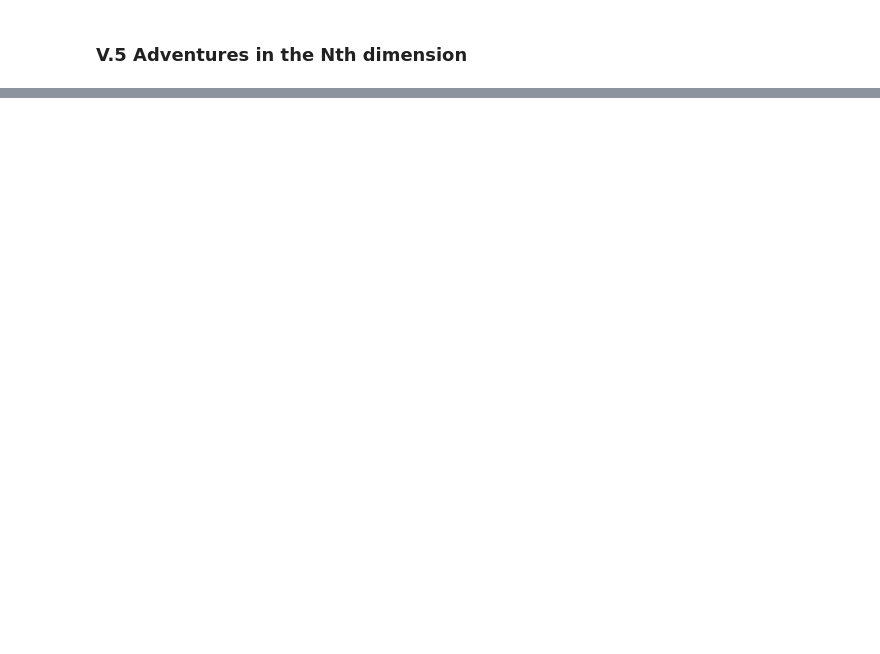
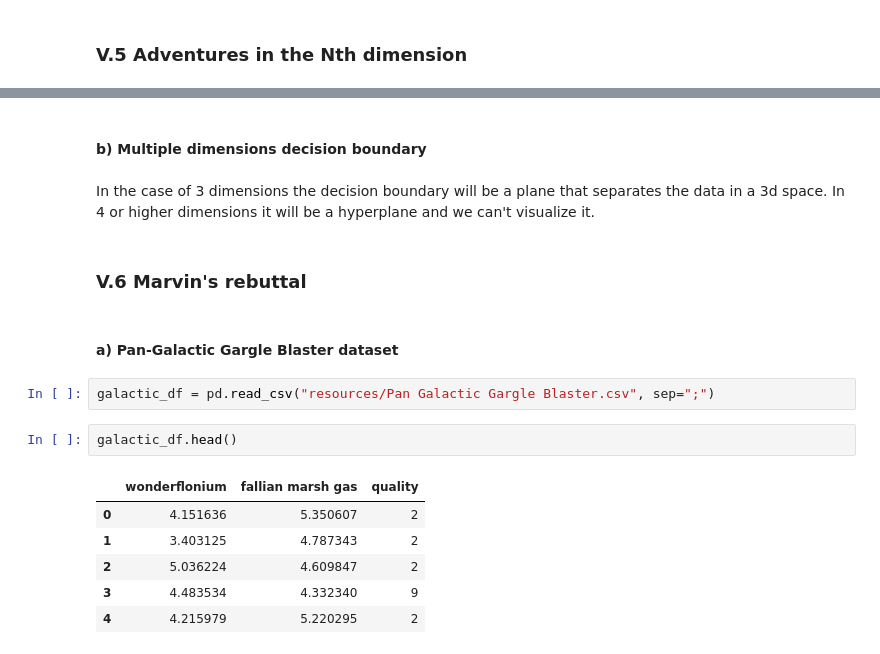
Before and after one commit to ThomasH88/ft_sommelier, a Jupyter notebook: ft_sommelier.ipynb, the cells around one changed output, grey strips where cells are left out. Drawn from its saved outputs; the diff is of its cells as text; blank space fills up the shorter version.

```diff
--- a/ft_sommelier.ipynb
+++ b/ft_sommelier.ipynb
@@ -554,0 +521,19 @@ class Adaline_2:
+# %% [markdown]
+#### b) Multiple dimensions decision boundary
+# %% [markdown]
+In the case of 3 dimensions the decision boundary will be a plane that separates the data in a 3d space. In 4 or higher dimensions it will be a hyperplane and we can't visualize it.
+# %% [markdown]
+### V.6 Marvin's rebuttal
+# %% [markdown]
+#### a) Pan-Galactic Gargle Blaster dataset
+# %%
+galactic_df = pd.read_csv("resources/Pan Galactic Gargle Blaster.csv", sep=";")
+# %%
+galactic_df.head()
+# %% [output]
+|  | wonderflonium | fallian marsh gas | quality |
+| 0 | 4.151636 | 5.350607 | 2 |
+| 1 | 3.403125 | 4.787343 | 2 |
+| 2 | 5.036224 | 4.609847 | 2 |
+| 3 | 4.483534 | 4.332340 | 9 |
+| 4 | 4.215979 | 5.220295 | 2 |
```
Also changed, not shown: parts of 21 cells of this notebook.
